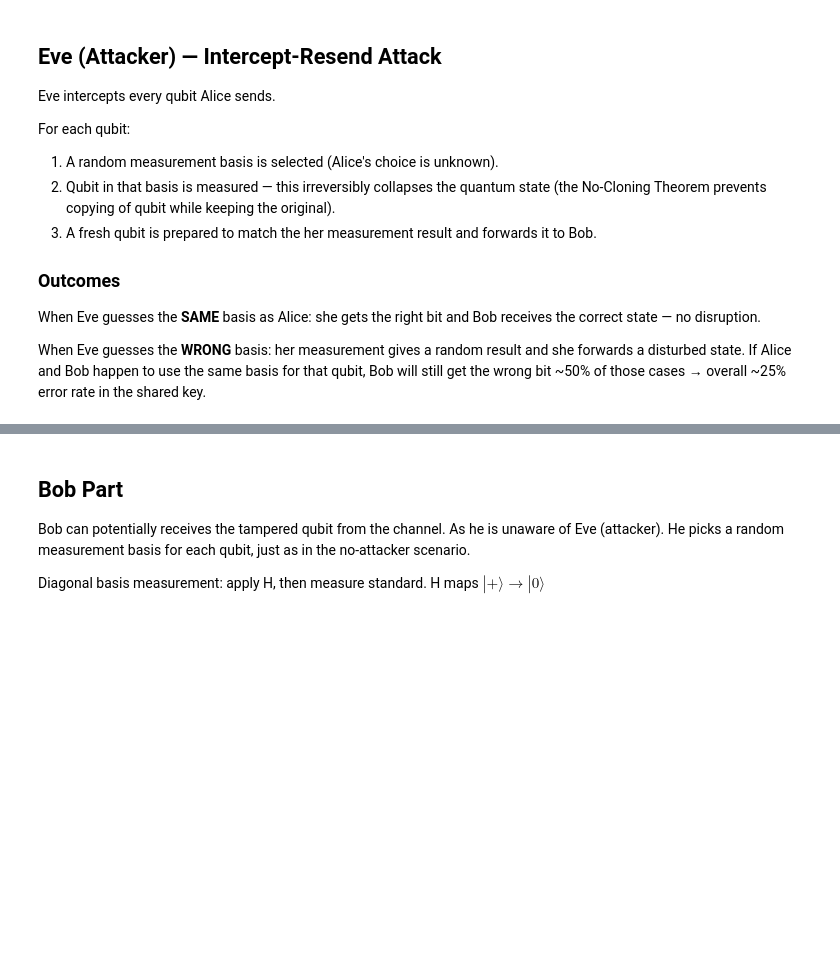
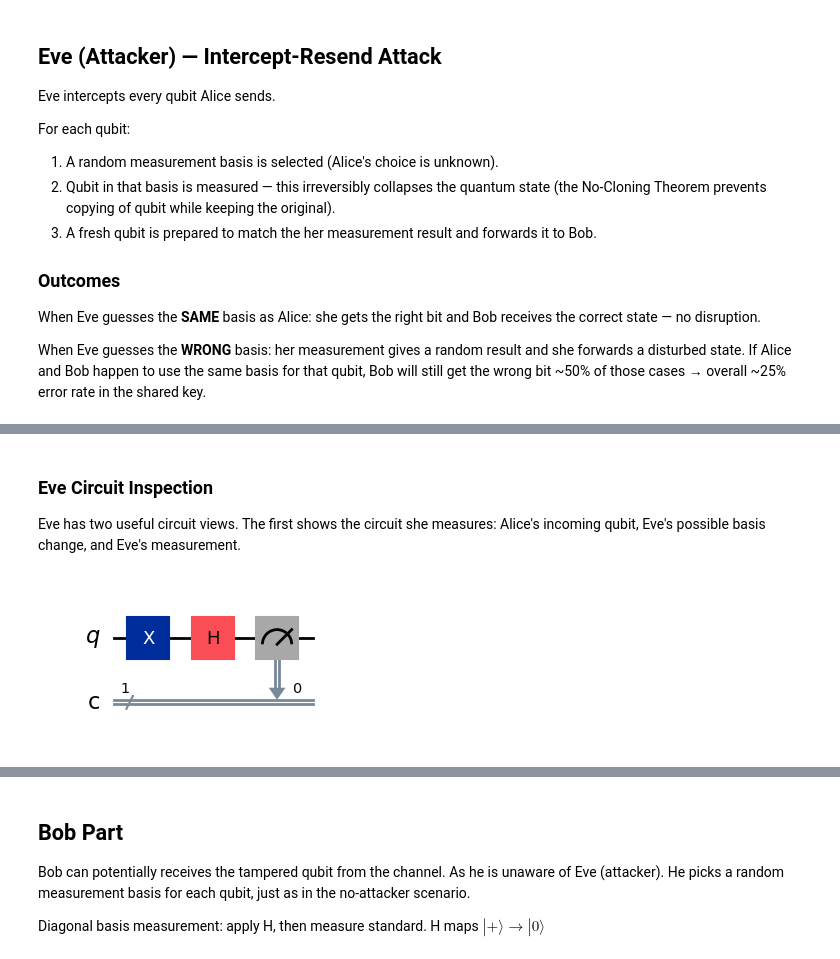
Before and after one commit to KShiMin/SIT-UofG-QC-Assignment, a Jupyter notebook: BB84-Attacker.ipynb, the cells around one changed output, grey strips where cells are left out. Cells and saved outputs as stored; diff of their text form; code cells hidden in the pictures; blank space fills up the shorter version.

```diff
--- a/BB84-Attacker.ipynb
+++ b/BB84-Attacker.ipynb
@@ -174,2 +206,14 @@ Bases: ['S', 'S', 'D', 'S', 'D', 'S', 'D', 'D', 'S', 'D', 'S', 'D', 'D', 'S', 'D
 
 Eve has intercepted all 50 qubits, measured them, and resent fresh qubits to Bob.
+# %% [markdown]
+### Eve Circuit Inspection
+
+Eve has two useful circuit views. The first shows the circuit she measures: Alice's incoming qubit, Eve's possible basis change, and Eve's measurement.
+# %%
+eve_measurement_example = alice_channel[inspection_index].copy()
+if eve_bases[inspection_index] == 1:
+    eve_measurement_example.h(0)
+eve_measurement_example.measure(0, 0)
+eve_measurement_example.draw("mpl")
+# %% [output]
+[figure, added]
```
Also changed, not shown: parts of 17 cells of this notebook.
